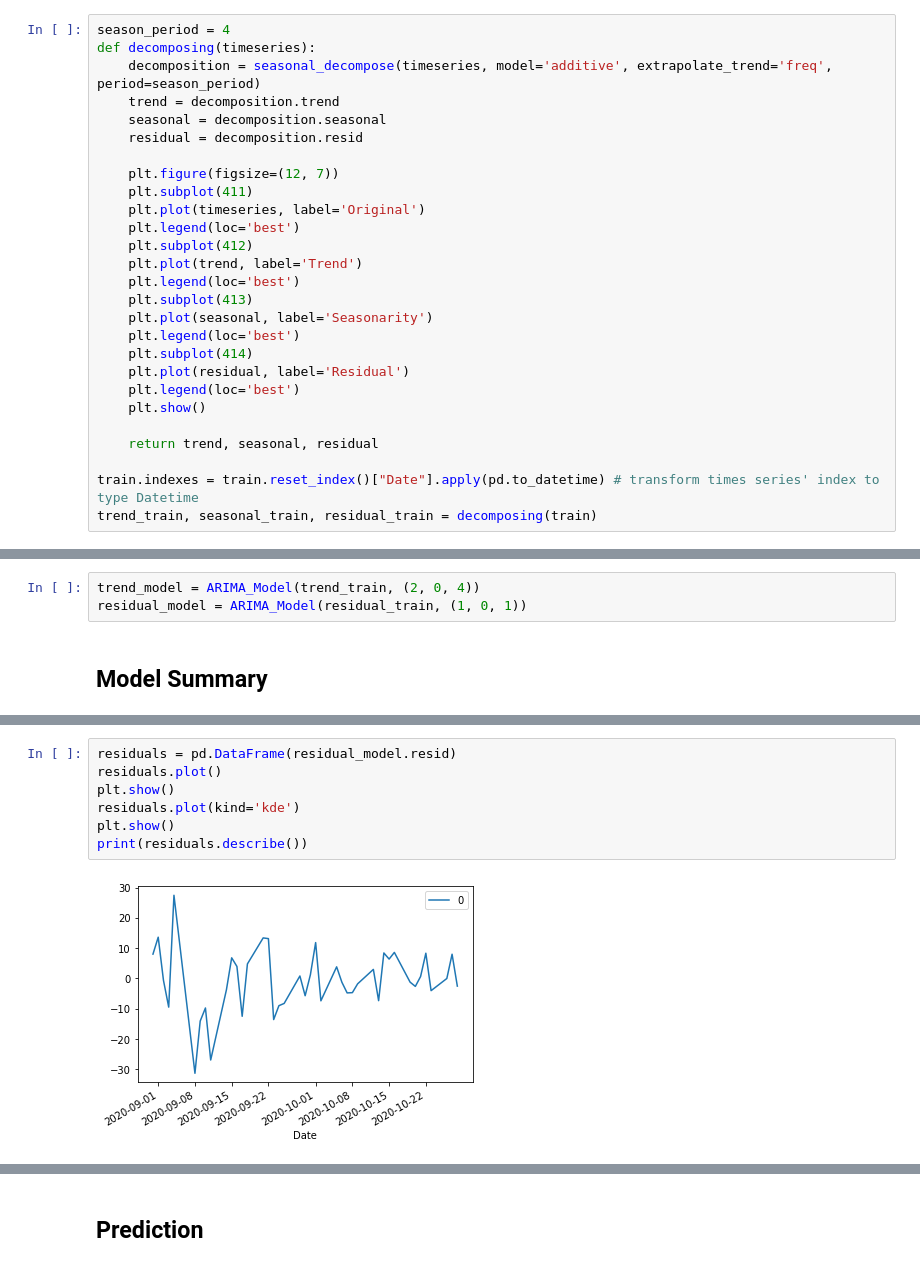
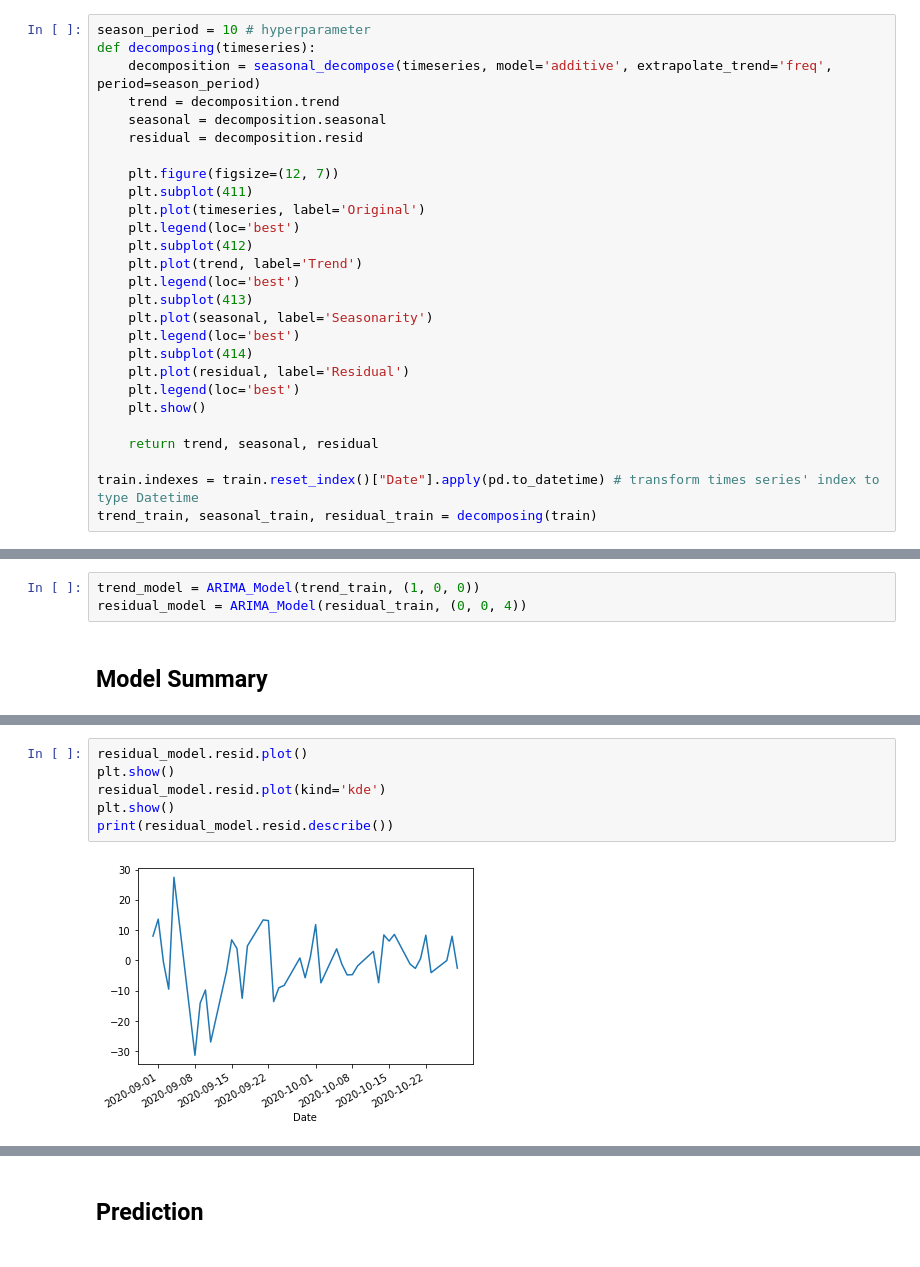
Before and after one commit to zzp1012/tesla-stock-prediction, a Jupyter notebook: draft-code/time-series.ipynb, the cells around one changed output, grey strips where cells are left out. Saved outputs shown, nothing was run; the diff lists cells and outputs as text.

```diff
--- a/draft-code/time-series.ipynb
+++ b/draft-code/time-series.ipynb
@@ -79,7 +79,7 @@ From above plot, it seems that the time series are not stationary. Also, the sta
 
 ## Time Series Decomposition
 # %%
-season_period = 4
+season_period = 10 # hyperparameter
 def decomposing(timeseries):
     decomposition = seasonal_decompose(timeseries, model='additive', extrapolate_trend='freq', period=season_period)
     trend = decomposition.trend
@@ -173,7 +176,7 @@ def ARIMA_Model(timeseries, order):
     model = ARIMA(timeseries, order=order)
     return model.fit(disp=0)
 # %%
-trend_model = ARIMA_Model(trend_train, (2, 0, 4))
-residual_model = ARIMA_Model(residual_train, (1, 0, 1))
+trend_model = ARIMA_Model(trend_train, (1, 0, 0))
+residual_model = ARIMA_Model(residual_train, (0, 0, 4))
 # %% [markdown]
 ## Model Summary
@@ -239,9 +244,8 @@ max    66.772961
 # %%
-residuals = pd.DataFrame(residual_model.resid)
-residuals.plot()
+residual_model.resid.plot()
 plt.show()
-residuals.plot(kind='kde')
+residual_model.resid.plot(kind='kde')
 plt.show()
-print(residuals.describe())
+print(residual_model.resid.describe())
 # %% [output]
-[figure, old version]
+[figure, new version]
```
Also changed, not shown: parts of 15 cells of this notebook, 1 other file.
